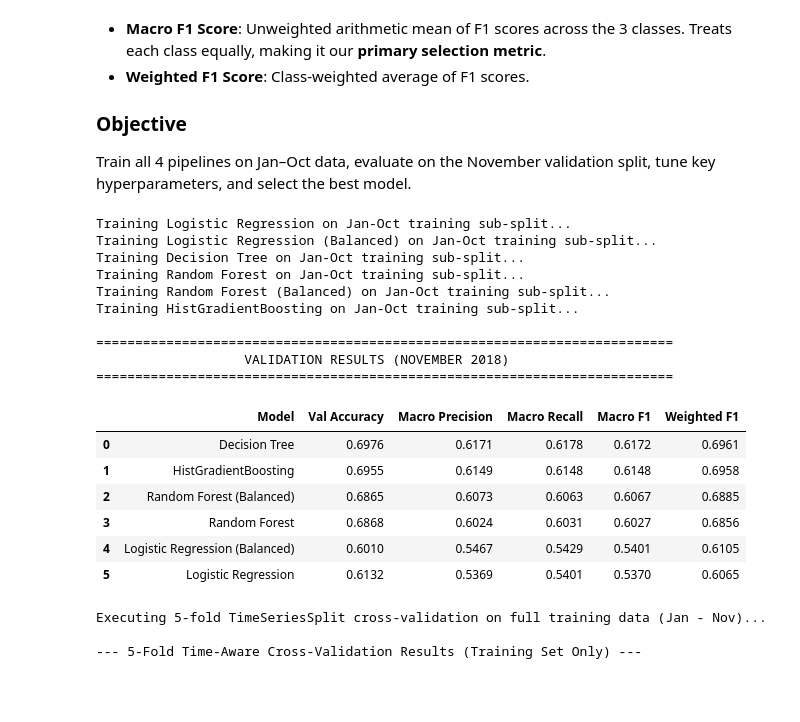
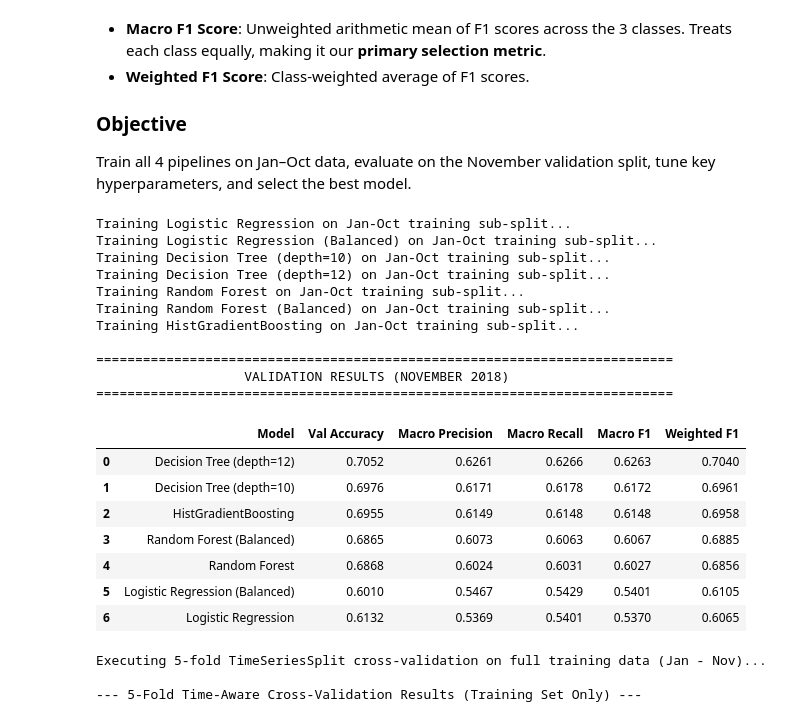
Before and after one commit to karthikesh21/Power-load-prediction, a Jupyter notebook: notebooks/power_load_prediction.ipynb, the cells around one changed output. Saved outputs shown, nothing was run; the diff lists cells and outputs as text; code cells hidden in the pictures; blank space fills up the shorter version.

```diff
--- a/power_load_prediction.ipynb
+++ b/notebooks/power_load_prediction.ipynb
@@ -732,7 +732,7 @@ All models are wrapped in `sklearn.pipeline.Pipeline` objects to guarantee that
 ### Objective
 Train all 4 pipelines on Jan–Oct data, evaluate on the November validation split, tune key hyperparameters, and select the best model.
 # %%
-# Step 6.1: Define and Train Baseline Pipelines
+# Step 6.1: Define and Train Baseline Pipelines on Historical Data (Jan - Oct 2018)
 
 models_dict = {
     'Logistic Regression': Pipeline([
@@ -745,9 +745,13 @@ models_dict = {
         ('scaler', StandardScaler()),
         ('clf', LogisticRegression(max_iter=1000, class_weight='balanced', random_state=42))
     ]),
-    'Decision Tree': Pipeline([
+    'Decision Tree (depth=10)': Pipeline([
         ('imputer', SimpleImputer(strategy='median')),
         ('clf', DecisionTreeClassifier(max_depth=10, random_state=42))
+    ]),
+    'Decision Tree (depth=12)': Pipeline([
+        ('imputer', SimpleImputer(strategy='median')),
+        ('clf', DecisionTreeClassifier(max_depth=12, random_state=42))
     ]),
     'Random Forest': Pipeline([
         ('imputer', SimpleImputer(strategy='median')),
@@ -758,55 +762,59 @@ models_dict = {
         ('clf', RandomForestClassifier(n_estimators=100, max_depth=15, class_weight='balanced', random_state=42, n_jobs=-1))
     ]),
     'HistGradientBoosting': Pipeline([
-        ('clf', HistGradientBoostingClassifier(random_state=42, max_iter=100))
+        ('clf', HistGradientBoostingClassifier(random_state=42, max_iter=150, learning_rate=0.1))
     ])
 }
 
 validation_results = []
+fitted_sub_models = {}
 
 for name, pipeline in models_dict.items():
     print(f'Training {name} on Jan-Oct training sub-split...')
     pipeline.fit(X_train_sub, y_train_sub)
+    fitted_sub_models[name] = pipeline
     y_pred_val = pipeline.predict(X_val)
 
     acc = accuracy_score(y_val, y_pred_val)
     macro_prec = precision_score(y_val, y_pred_val, average='macro', zero_division=0)
     macro_rec = recall_score(y_val, y_pred_val, average='macro', zero_division=0)
     macro_f1 = f1_score(y_val, y_pred_val, average='macro', zero_division=0)
     weighted_f1 = f1_score(y_val, y_pred_val, average='weighted', zero_division=0)
 
     validation_results.append({
         'Model': name,
         'Val Accuracy': round(acc, 4),
         'Macro Precision': round(macro_prec, 4),
         'Macro Recall': round(macro_rec, 4),
         'Macro F1': round(macro_f1, 4),
         'Weighted F1': round(weighted_f1, 4)
     })
 
 val_df_summary = pd.DataFrame(validation_results).sort_values('Macro F1', ascending=False).reset_index(drop=True)
 print('\n==========================================================================')
 print('                   VALIDATION RESULTS (NOVEMBER 2018)                     ')
 print('==========================================================================')
 display(val_df_summary)
 # %% [output]
 Training Logistic Regression on Jan-Oct training sub-split...
 Training Logistic Regression (Balanced) on Jan-Oct training sub-split...
-Training Decision Tree on Jan-Oct training sub-split...
+Training Decision Tree (depth=10) on Jan-Oct training sub-split...
+Training Decision Tree (depth=12) on Jan-Oct training sub-split...
 Training Random Forest on Jan-Oct training sub-split...
 Training Random Forest (Balanced) on Jan-Oct training sub-split...
 Training HistGradientBoosting on Jan-Oct training sub-split...
 
 ==========================================================================
                    VALIDATION RESULTS (NOVEMBER 2018)
 ==========================================================================
 |  | Model | Val Accuracy | Macro Precision | Macro Recall | Macro F1 | Weighted F1 |
-| 0 | Decision Tree | 0.6976 | 0.6171 | 0.6178 | 0.6172 | 0.6961 |
-| 1 | HistGradientBoosting | 0.6955 | 0.6149 | 0.6148 | 0.6148 | 0.6958 |
-| 2 | Random Forest (Balanced) | 0.6865 | 0.6073 | 0.6063 | 0.6067 | 0.6885 |
-| 3 | Random Forest | 0.6868 | 0.6024 | 0.6031 | 0.6027 | 0.6856 |
-| 4 | Logistic Regression (Balanced) | 0.6010 | 0.5467 | 0.5429 | 0.5401 | 0.6105 |
-| 5 | Logistic Regression | 0.6132 | 0.5369 | 0.5401 | 0.5370 | 0.6065 |
+| 0 | Decision Tree (depth=12) | 0.7052 | 0.6261 | 0.6266 | 0.6263 | 0.7040 |
+| 1 | Decision Tree (depth=10) | 0.6976 | 0.6171 | 0.6178 | 0.6172 | 0.6961 |
+| 2 | HistGradientBoosting | 0.6955 | 0.6149 | 0.6148 | 0.6148 | 0.6958 |
+| 3 | Random Forest (Balanced) | 0.6865 | 0.6073 | 0.6063 | 0.6067 | 0.6885 |
+| 4 | Random Forest | 0.6868 | 0.6024 | 0.6031 | 0.6027 | 0.6856 |
+| 5 | Logistic Regression (Balanced) | 0.6010 | 0.5467 | 0.5429 | 0.5401 | 0.6105 |
+| 6 | Logistic Regression | 0.6132 | 0.5369 | 0.5401 | 0.5370 | 0.6065 |
 # %%
 # Step 6.1b: Time-Aware Cross-Validation (TimeSeriesSplit) on Training Set
 # Evaluate model stability using 5 expanding chronological windows on Jan-Nov data
```
Also changed, not shown: parts of 7 cells of this notebook, 3 other files.
